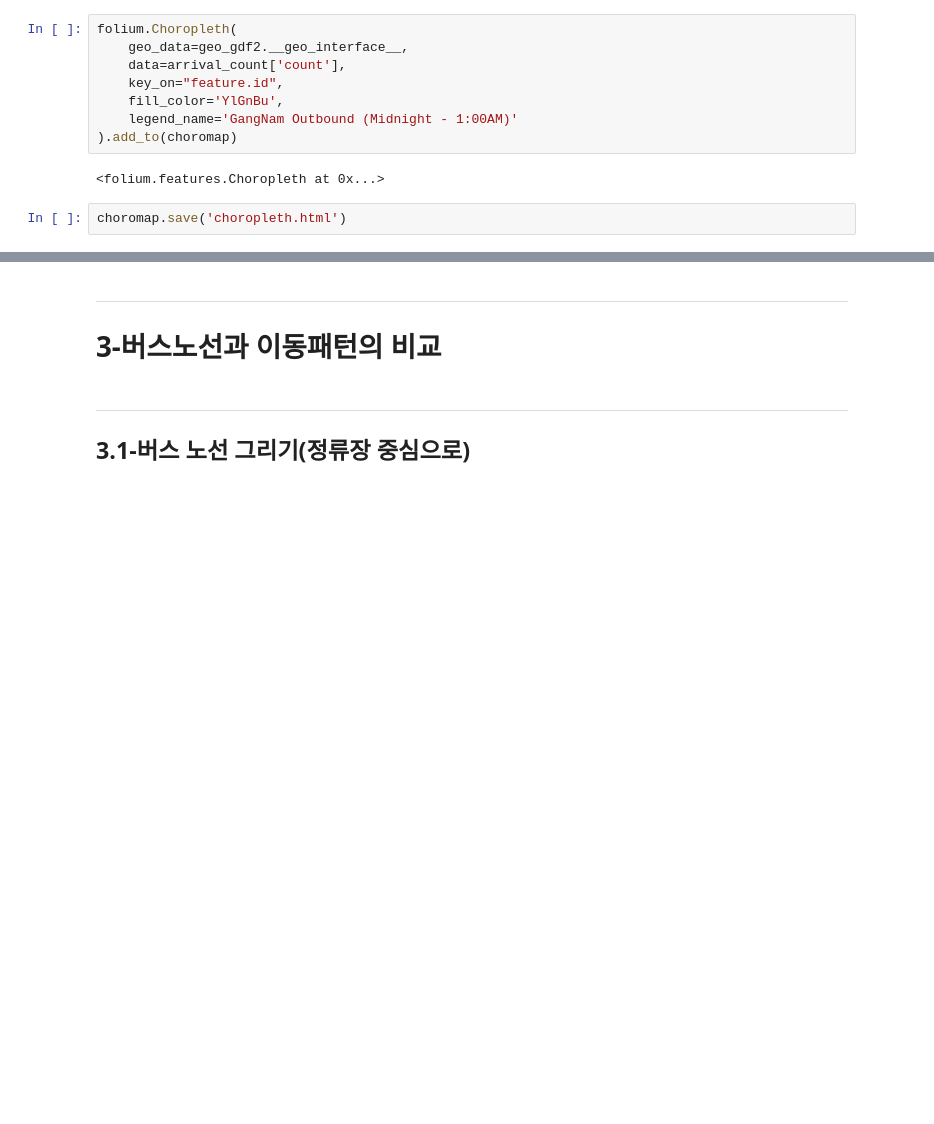
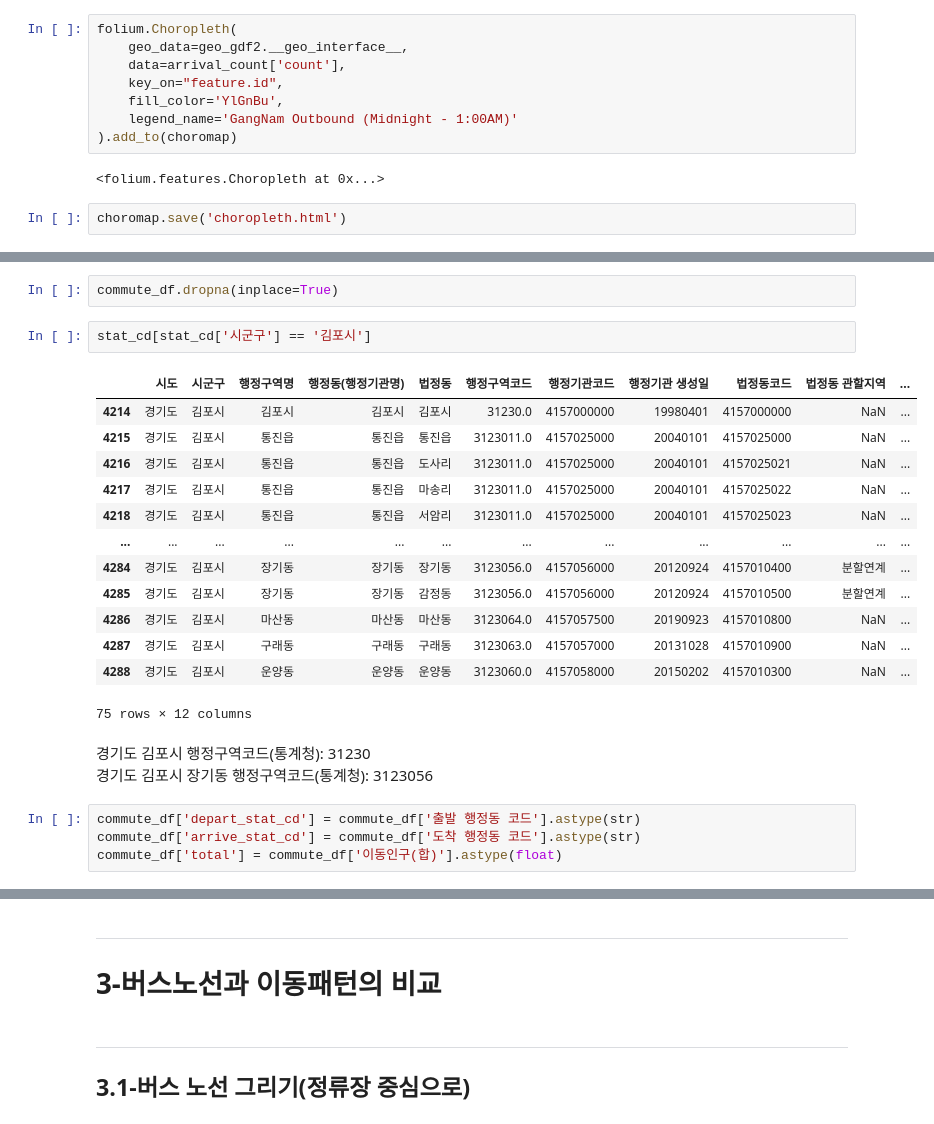
Before and after one commit to degru82/my-jupyter-notebooks, a Jupyter notebook: 2021/Play_with_GeoPandas.ipynb, the cells around one changed output, grey strips where cells are left out. Saved outputs shown, nothing was run; the diff lists cells and outputs as text; blank space fills up the shorter version.

```diff
--- a/2021/Play_with_GeoPandas.ipynb
+++ b/2021/Play_with_GeoPandas.ipynb
@@ -1506,0 +1560,25 @@ choromap.save('choropleth.html')
+# %%
+commute_df.dropna(inplace=True)
+# %%
+stat_cd[stat_cd['시군구'] == '김포시']
+# %% [output]
+|  | 시도 | 시군구 | 행정구역명 | 행정동(행정기관명) | 법정동 | 행정구역코드 | 행정기관코드 | 행정기관 생성일 | 법정동코드 | 법정동 관할지역 | ... |
+| 4214 | 경기도 | 김포시 | 김포시 | 김포시 | 김포시 | 31230.0 | 4157000000 | 19980401 | 4157000000 | NaN | ... |
+| 4215 | 경기도 | 김포시 | 통진읍 | 통진읍 | 통진읍 | 3123011.0 | 4157025000 | 20040101 | 4157025000 | NaN | ... |
+| 4216 | 경기도 | 김포시 | 통진읍 | 통진읍 | 도사리 | 3123011.0 | 4157025000 | 20040101 | 4157025021 | NaN | ... |
+| 4217 | 경기도 | 김포시 | 통진읍 | 통진읍 | 마송리 | 3123011.0 | 4157025000 | 20040101 | 4157025022 | NaN | ... |
+| 4218 | 경기도 | 김포시 | 통진읍 | 통진읍 | 서암리 | 3123011.0 | 4157025000 | 20040101 | 4157025023 | NaN | ... |
+| ... | ... | ... | ... | ... | ... | ... | ... | ... | ... | ... | ... |
+| 4284 | 경기도 | 김포시 | 장기동 | 장기동 | 장기동 | 3123056.0 | 4157056000 | 20120924 | 4157010400 | 분할연계 | ... |
+| 4285 | 경기도 | 김포시 | 장기동 | 장기동 | 감정동 | 3123056.0 | 4157056000 | 20120924 | 4157010500 | 분할연계 | ... |
+| 4286 | 경기도 | 김포시 | 마산동 | 마산동 | 마산동 | 3123064.0 | 4157057500 | 20190923 | 4157010800 | NaN | ... |
+| 4287 | 경기도 | 김포시 | 구래동 | 구래동 | 구래동 | 3123063.0 | 4157057000 | 20131028 | 4157010900 | NaN | ... |
+| 4288 | 경기도 | 김포시 | 운양동 | 운양동 | 운양동 | 3123060.0 | 4157058000 | 20150202 | 4157010300 | NaN | ... |
+75 rows × 12 columns
+# %% [markdown]
+경기도 김포시 행정구역코드(통계청): 31230
+경기도 김포시 장기동 행정구역코드(통계청): 3123056
+# %%
+commute_df['depart_stat_cd'] = commute_df['출발 행정동 코드'].astype(str)
+commute_df['arrive_stat_cd'] = commute_df['도착 행정동 코드'].astype(str)
+commute_df['total'] = commute_df['이동인구(합)'].astype(float)
```
Also changed, not shown: parts of 33 cells of this notebook.
